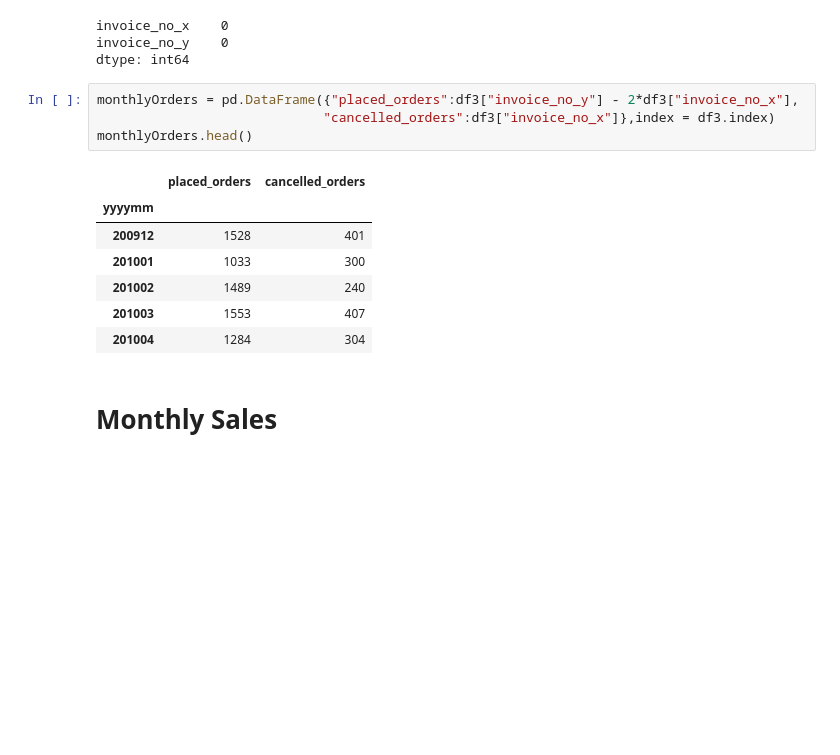
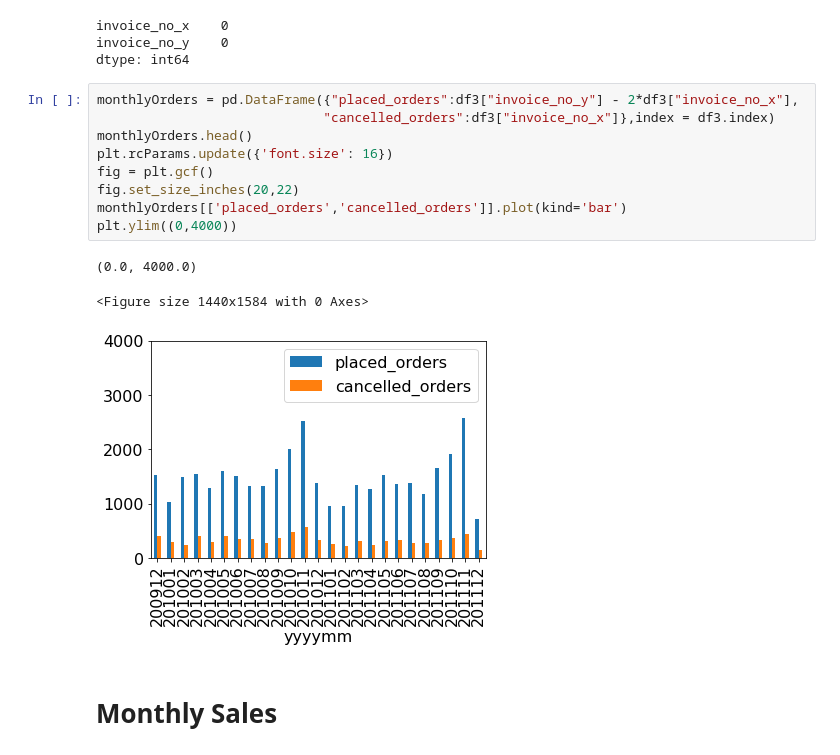
Before and after one commit to jarviscanada/jarvis_data_eng_KevinShimotakahara, a Jupyter notebook: python_data_wrangling/retail_data_analytics_wrangling.ipynb, the cells around one changed output. Cells and saved outputs as stored; diff of their text form; blank space fills up the shorter version.

```diff
--- a/python_data_wrangling/retail_data_analytics_wrangling.ipynb
+++ b/python_data_wrangling/retail_data_analytics_wrangling.ipynb
@@ -298,15 +328,16 @@ dtype: int64
 # %%
 monthlyOrders = pd.DataFrame({"placed_orders":df3["invoice_no_y"] - 2*df3["invoice_no_x"],
                              "cancelled_orders":df3["invoice_no_x"]},index = df3.index)
 monthlyOrders.head()
+plt.rcParams.update({'font.size': 16})
+fig = plt.gcf()
+fig.set_size_inches(20,22)
+monthlyOrders[['placed_orders','cancelled_orders']].plot(kind='bar')
+plt.ylim((0,4000))
 # %% [output]
-|  | placed_orders | cancelled_orders |
-| yyyymm |  |  |
-| 200912 | 1528 | 401 |
-| 201001 | 1033 | 300 |
-| 201002 | 1489 | 240 |
-| 201003 | 1553 | 407 |
-| 201004 | 1284 | 304 |
+(0.0, 4000.0)
+<Figure size 1440x1584 with 0 Axes>
+[figure, added]
 # %% [markdown]
 # Monthly Sales
 # %%
```
Also changed, not shown: parts of 17 cells of this notebook, 25 other files.
